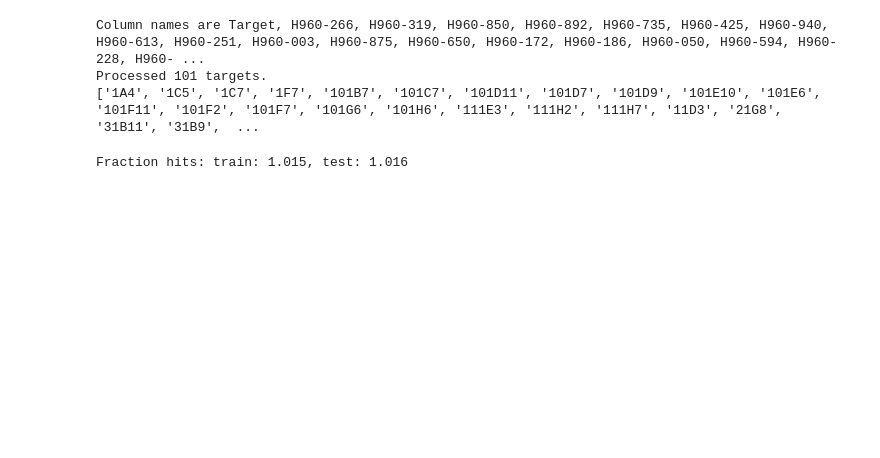
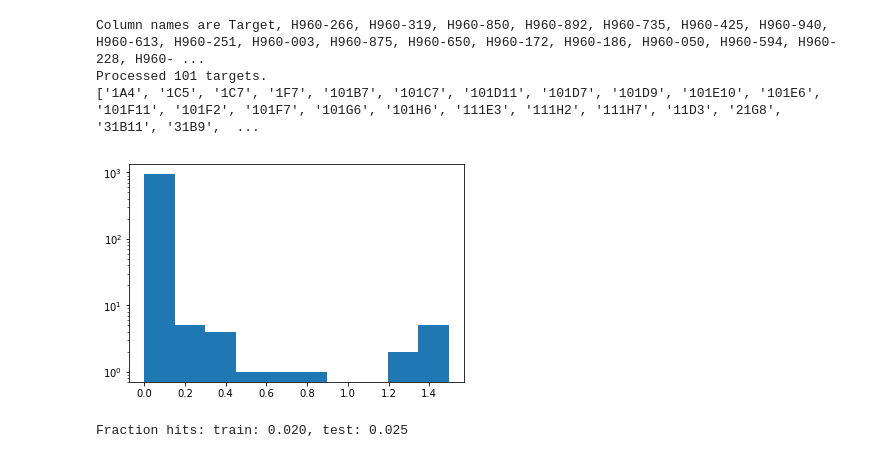
Before and after one commit to btownshend/HTS-Selection, a Jupyter notebook: notebooks/runfold.ipynb, the cells around one changed output. Saved outputs shown, nothing was run; the diff lists cells and outputs as text; code cells hidden in the pictures; blank space fills up the shorter version.

```diff
--- a/notebooks/runfold.ipynb
+++ b/notebooks/runfold.ipynb
@@ -17,16 +30,24 @@ X=build_features.build(molecules)
 # %%
 # Build the targets
-from src.features import build_targets
-(y,aptamers)=build_targets.build_fold(molecules)
+keep=['H960-003','Amb-751']
+(y,aptamers)=build_targets.build_fold(molecules,keep)
 # %% [output]
 Column names are Target, H960-266, H960-319, H960-850, H960-892, H960-735, H960-425, H960-940, H960-613, H960-251, H960-003, H960-875, H960-650, H960-172, H960-186, H960-050, H960-594, H960-228, H960- ...
 Processed 101 targets.
 ['1A4', '1C5', '1C7', '1F7', '101B7', '101C7', '101D11', '101D7', '101D9', '101E10', '101E6', '101F11', '101F2', '101F7', '101G6', '101H6', '111E3', '111H2', '111H7', '11D3', '21G8', '31B11', '31B9',  ...
+# %%
+# Plot the target distribution
+plt.hist(y[0])
+plt.yscale('log')
+plt.show()
+# %% [output]
+[figure, added]
 # %%
 # Create train/test sets
-from src.models import split_data
-X_train, X_test, y_train, y_test, ind_train, ind_test = split_data.split(0.4,X,y,seed)
+X_train, X_test, y_train, y_test, ind_train, ind_test = split_data.split(0.4,X,np.transpose(y),seed)
+y_test=np.transpose(y_test)
+y_train=np.transpose(y_train)
 mol_test=[molecules[x] for x in ind_test]
 mol_train=[molecules[x] for x in ind_train]
 # %% [output]
-Fraction hits: train: 1.015, test: 1.016
+Fraction hits: train: 0.020, test: 0.025
```
Also changed, not shown: parts of 9 cells of this notebook, 4 other files.
